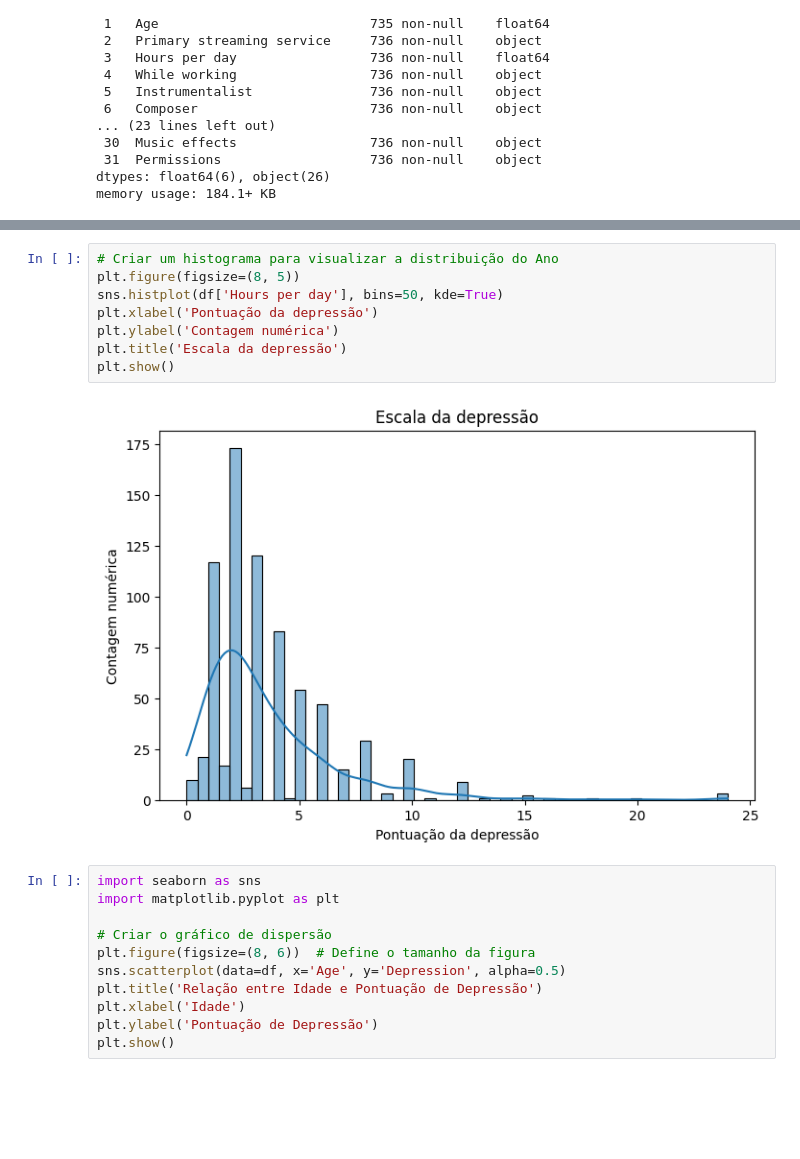
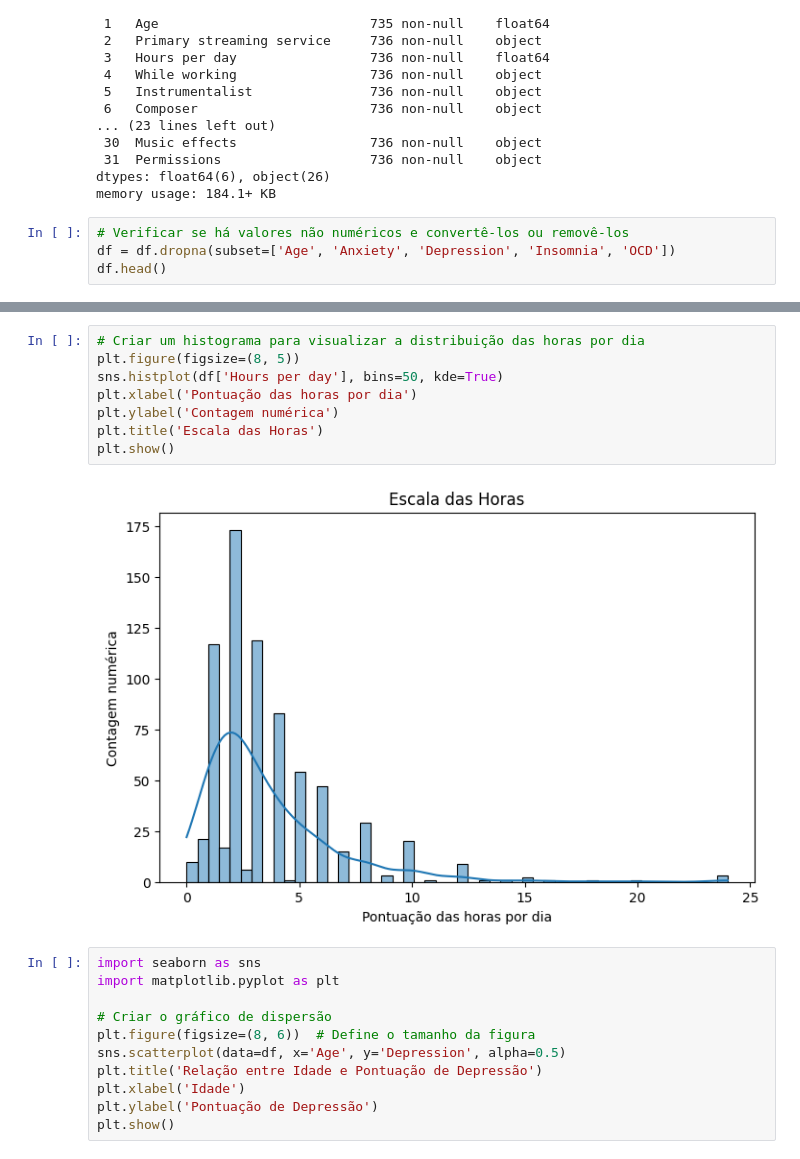
Before and after one commit to Mads8760/Ci-ncia-de-dados, a Jupyter notebook: Music_&_Mental_Analise_Exploratoria.ipynb, the cells around one changed output, grey strips where cells are left out. Cells and saved outputs as stored; diff of their text form; blank space fills up the shorter version.

```diff
--- a/Music_&_Mental_Analise_Exploratoria.ipynb
+++ b/Music_&_Mental_Analise_Exploratoria.ipynb
@@ -118,3 +118,7 @@ Data columns (total 32 columns):
  31  Permissions                   736 non-null    object
 dtypes: float64(6), object(26)
 memory usage: 184.1+ KB
+# %%
+# Verificar se há valores não numéricos e convertê-los ou removê-los
+df = df.dropna(subset=['Age', 'Anxiety', 'Depression', 'Insomnia', 'OCD'])
+df.head()
@@ -187,15 +199,15 @@ plt.show()
 # %% [output]
 [figure]
 # %%
-# Criar um histograma para visualizar a distribuição do Ano
+# Criar um histograma para visualizar a distribuição das horas por dia
 plt.figure(figsize=(8, 5))
 sns.histplot(df['Hours per day'], bins=50, kde=True)
-plt.xlabel('Pontuação da depressão')
+plt.xlabel('Pontuação das horas por dia')
 plt.ylabel('Contagem numérica')
-plt.title('Escala da depressão')
+plt.title('Escala das Horas')
 plt.show()
 # %% [output]
-[figure, old version]
+[figure, new version]
 # %%
 import seaborn as sns
 import matplotlib.pyplot as plt
```
Also changed, not shown: parts of 10 cells of this notebook.
